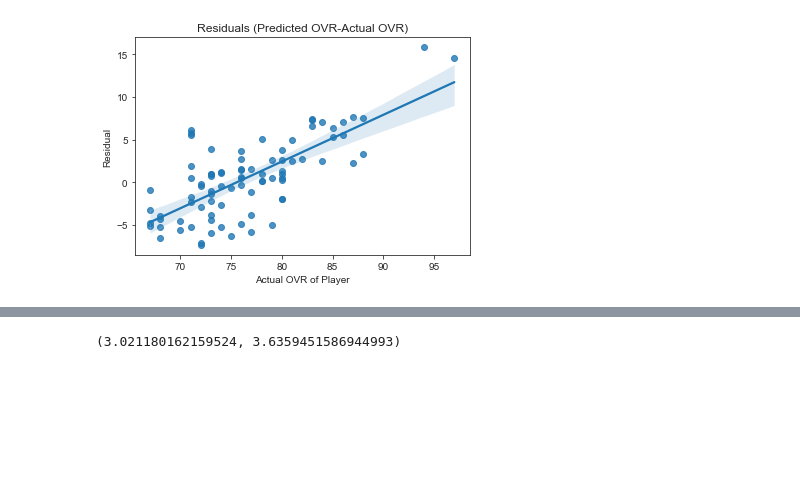
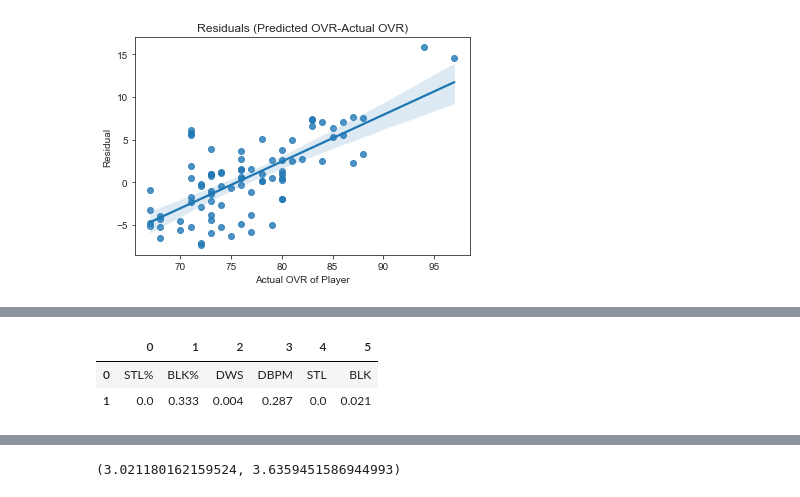
Before and after one commit to Hustonb/287final, a Jupyter notebook: Ben'sMerge3.ipynb, the cells around one changed output, grey strips where cells are left out. Cells and saved outputs as stored; diff of their text form; code cells hidden in the pictures; blank space fills up the shorter version.

```diff
--- a/Ben'sMerge3.ipynb
+++ b/Ben'sMerge3.ipynb
@@ -1128,3 +1130,24 @@ Text(0.5, 1.0, 'Actual OVR vs Predicted OVR')
+# %%
+from scipy import stats
+params = np.append(linear_model.intercept_,linear_model.coef_)
+predictions = linear_model.predict(X_train)
+new_X = np.append(np.ones((len(X_train),1)), X_train, axis=1)
+M_S_E = (sum((Y_train-predictions)**2))/(len(new_X)-len(new_X[0]))
+v_b = M_S_E*(np.linalg.inv(np.dot(new_X.T,new_X)).diagonal())
+s_b = np.sqrt(v_b)
+t_b = params/ s_b
+p_val =[2*(1-stats.t.cdf(np.abs(i),(len(new_X)-len(new_X[0])))) for i in t_b]
+p_val = np.round(p_val,3)
+p_val2=p_val[1:]
+# %%
+featurnames1=['STL%','BLK%','DWS','DBPM','STL','BLK']
+# %%
+hyptest=pd.DataFrame([featurnames1,p_val2])
+hyptest
+# %% [output]
+|  | 0 | 1 | 2 | 3 | 4 | 5 |
+| 0 | STL% | BLK% | DWS | DBPM | STL | BLK |
+| 1 | 0.0 | 0.333 | 0.004 | 0.287 | 0.0 | 0.021 |
 # %%
 #Now we see from the two plots above and accuracy score (add this above) that our linear model hasn't found great success
 #predicting OVRS.
```
Also changed, not shown: parts of 12 cells of this notebook.
